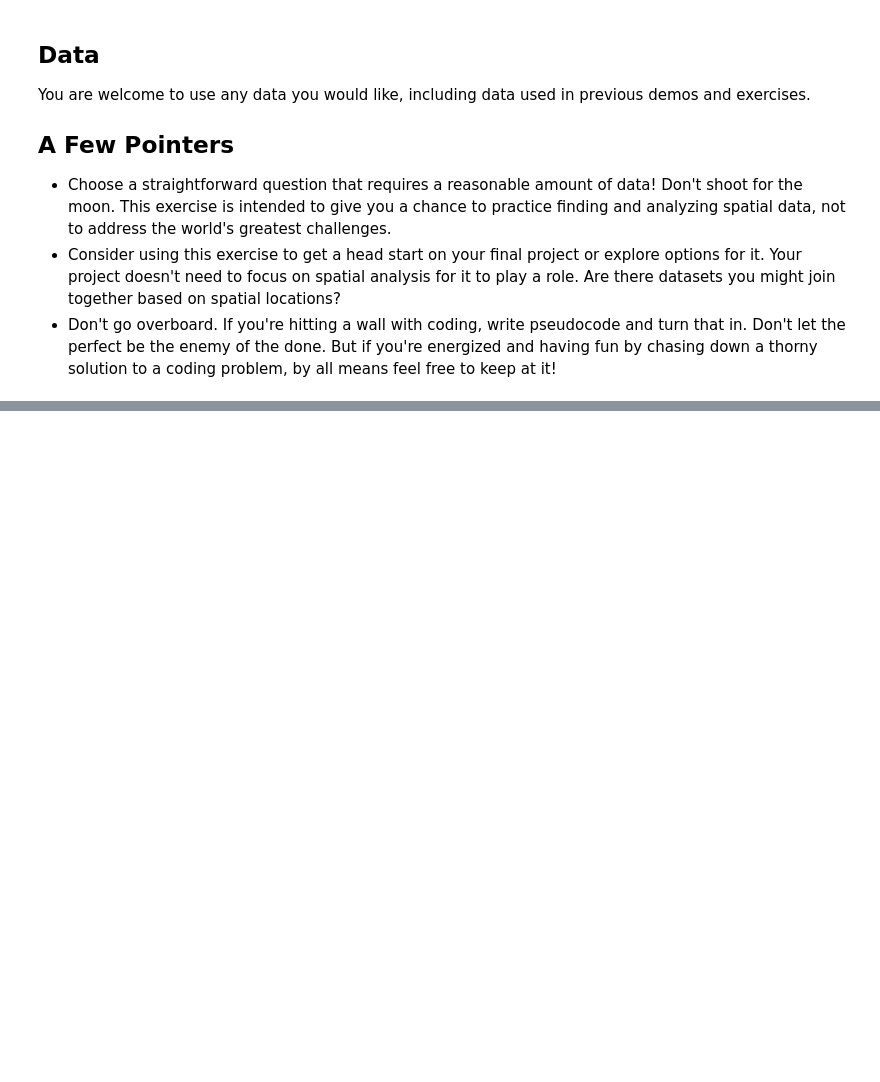
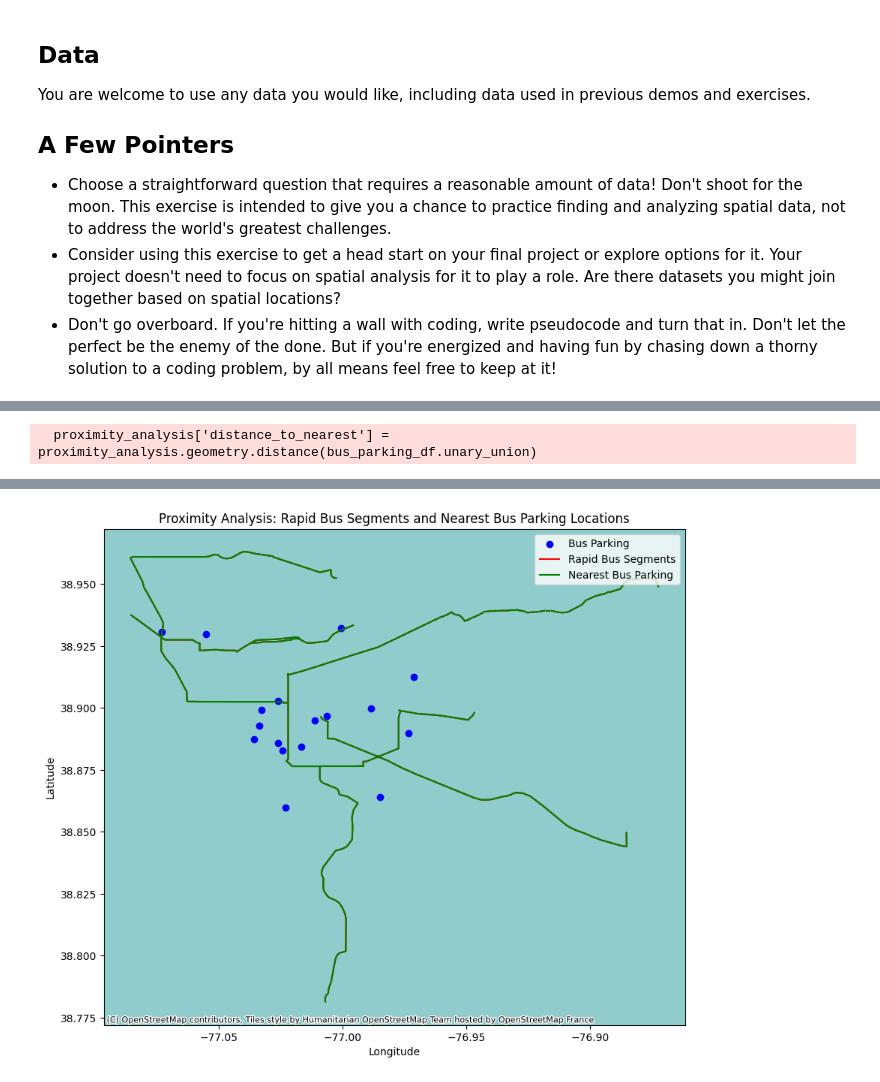
Before and after one commit to ncsg/ursp688y_sp2023, a Jupyter notebook: exercises/exercise07/exercise07.ipynb, the cells around one changed output, grey strips where cells are left out. Saved outputs shown, nothing was run; the diff lists cells and outputs as text; code cells hidden in the pictures; blank space fills up the shorter version.

```diff
--- a/exercises/exercise07/exercise07.ipynb
+++ b/exercises/exercise07/exercise07.ipynb
@@ -26,0 +146,25 @@ You are welcome to use any data you would like, including data used in previous
+# %%
+proximity_analysis = gpd.sjoin(rapid_bus_df, bus_parking_df, how="left", op="intersects")
+# %%
+proximity_analysis['distance_to_nearest'] = proximity_analysis.geometry.distance(bus_parking_df.unary_union)
+# %% [output]
+  proximity_analysis['distance_to_nearest'] = proximity_analysis.geometry.distance(bus_parking_df.unary_union)
+# %%
+nearest_parking = proximity_analysis.groupby('SEGMENT_NA')['LOCATION'].first()
+# %%
+rapid_bus_df_with_nearest_parking = rapid_bus_df.merge(nearest_parking, left_on='SEGMENT_NA', right_index=True)
+# %%
+!pip install contextily
+import contextily as ctx
+fig, ax = plt.subplots(figsize=(10, 10))
+bus_parking_df.plot(ax=ax, color='blue', label='Bus Parking')
+rapid_bus_df.plot(ax=ax, color='red', label='Rapid Bus Segments')
+rapid_bus_df_with_nearest_parking.plot(ax=ax, color='green', markersize=50, label='Nearest Bus Parking')
+# Add OpenStreetMap basemap
+ctx.add_basemap(ax, zoom=12)
+plt.legend()
+plt.title('Proximity Analysis: Rapid Bus Segments and Nearest Bus Parking Locations')
+plt.xlabel('Longitude')
+plt.ylabel('Latitude')
+plt.show()
+# %% [output]
@@ -26,0 +188 @@ You are welcome to use any data you would like, including data used in previous
+[figure, added]
```
Also changed, not shown: parts of 10 cells of this notebook.
